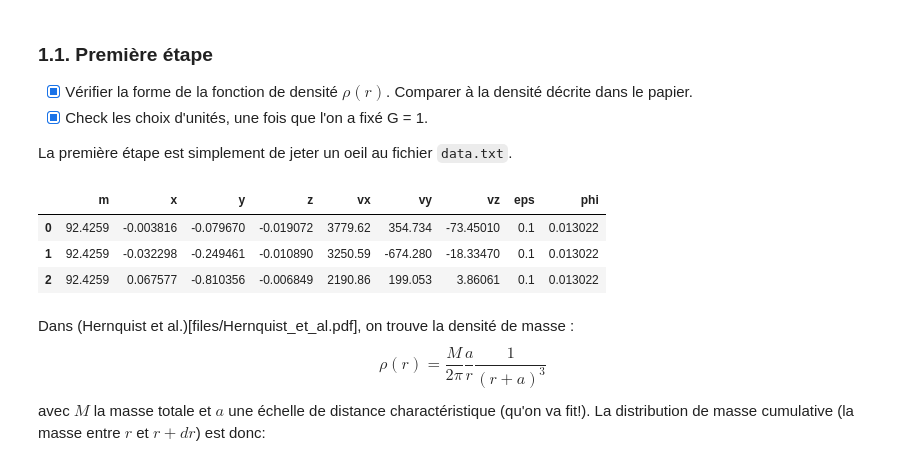
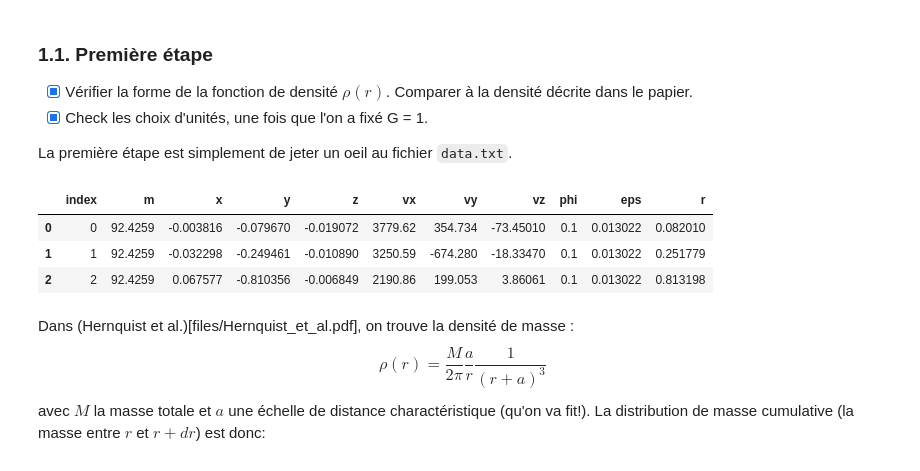
Before and after one commit to ProfesseurShadoko/compastro, a Jupyter notebook: scripts/look_at_data_old.ipynb, the cells around one changed output. Cells and saved outputs as stored; diff of their text form; code cells hidden in the pictures.

```diff
--- a/scripts/look_at_data.ipynb
+++ b/scripts/look_at_data_old.ipynb
@@ -29,22 +29,20 @@ On reste tranquillement en Python !
 * [X] Check les choix d'unités, une fois que l'on a fixé G = 1.
 
 La première étape est simplement de jeter un oeil au fichier `data.txt`.
-# %%
-with open("../files/data.txt", 'r') as f:
-    data = []
-    lines = f.readlines()
-    for line in lines:
-        numbers = [float(x.strip()) for x in line.split() if x.strip()]
-        data.extend(numbers[1:]) # first is index => we don't care
-    columns = ["m", "x", "y", "z", "vx", "vy", "vz", "eps", "phi"] # last two are sftening and potential => we actually don't care
-    df = pd.DataFrame(np.array(data).reshape(-1, len(columns)), columns=columns)
-
-df.head(3)
-# %% [output]
-|  | m | x | y | z | vx | vy | vz | eps | phi |
-| 0 | 92.4259 | -0.003816 | -0.079670 | -0.019072 | 3779.62 | 354.734 | -73.45010 | 0.1 | 0.013022 |
-| 1 | 92.4259 | -0.032298 | -0.249461 | -0.010890 | 3250.59 | -674.280 | -18.33470 | 0.1 | 0.013022 |
-| 2 | 92.4259 | 0.067577 | -0.810356 | -0.006849 | 2190.86 | 199.053 | 3.86061 | 0.1 | 0.013022 |
+# %%
+# let's save the file as a csv file that will be easier to read!
+df = pd.read_csv("../files/data.txt", sep="\s+", header=None, names=["index", "m", "x", "y", "z", "vx", "vy", "vz", "phi", "eps"]) # the .txt file is a nice format for c++, not for us!
+df.to_csv("../files/data.csv", index=False) # save the file as a csv file
+
+# let's load them back!
+particles_data = pd.read_csv("../files/data.csv")
+particles_data['r'] = np.sqrt(particles_data['x']**2 + particles_data['y']**2 + particles_data['z']**2)
+particles_data.head(3)
+# %% [output]
+|  | index | m | x | y | z | vx | vy | vz | phi | eps | r |
+| 0 | 0 | 92.4259 | -0.003816 | -0.079670 | -0.019072 | 3779.62 | 354.734 | -73.45010 | 0.1 | 0.013022 | 0.082010 |
+| 1 | 1 | 92.4259 | -0.032298 | -0.249461 | -0.010890 | 3250.59 | -674.280 | -18.33470 | 0.1 | 0.013022 | 0.251779 |
+| 2 | 2 | 92.4259 | 0.067577 | -0.810356 | -0.006849 | 2190.86 | 199.053 | 3.86061 | 0.1 | 0.013022 | 0.813198 |
 # %% [markdown]
 Dans (Hernquist et al.)[files/Hernquist_et_al.pdf], on trouve la densité de masse :
 $$
```
Also changed, not shown: parts of 9 cells of this notebook, 1 other file.
